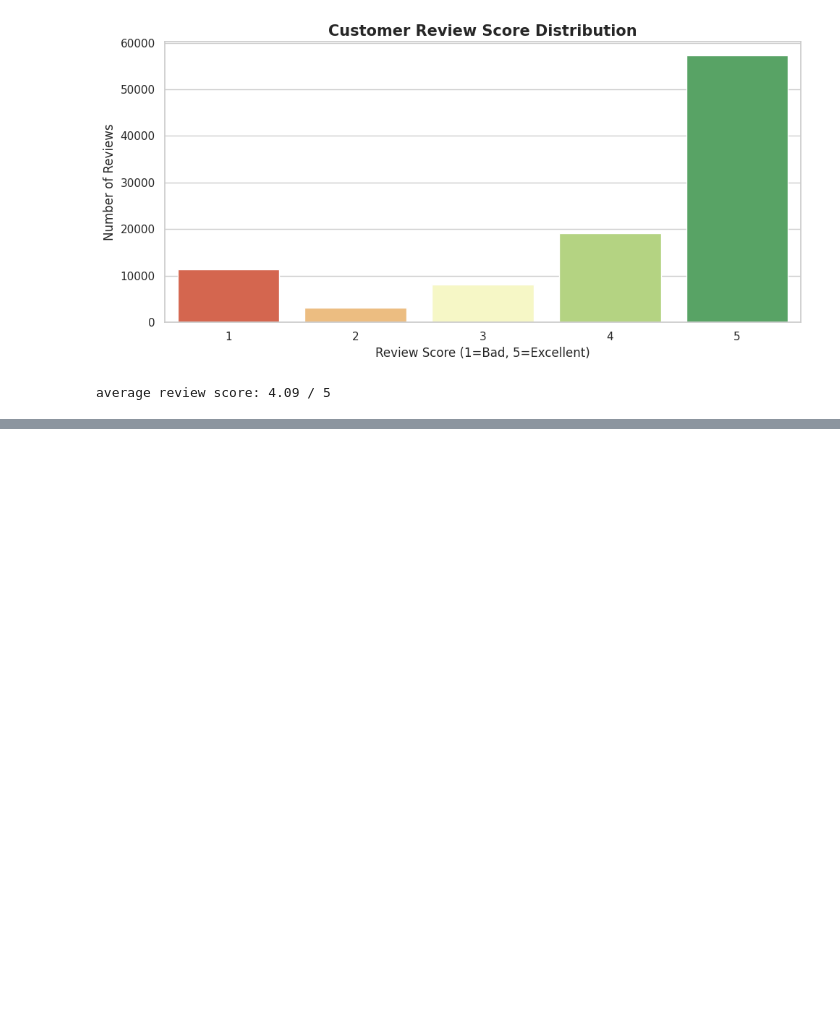
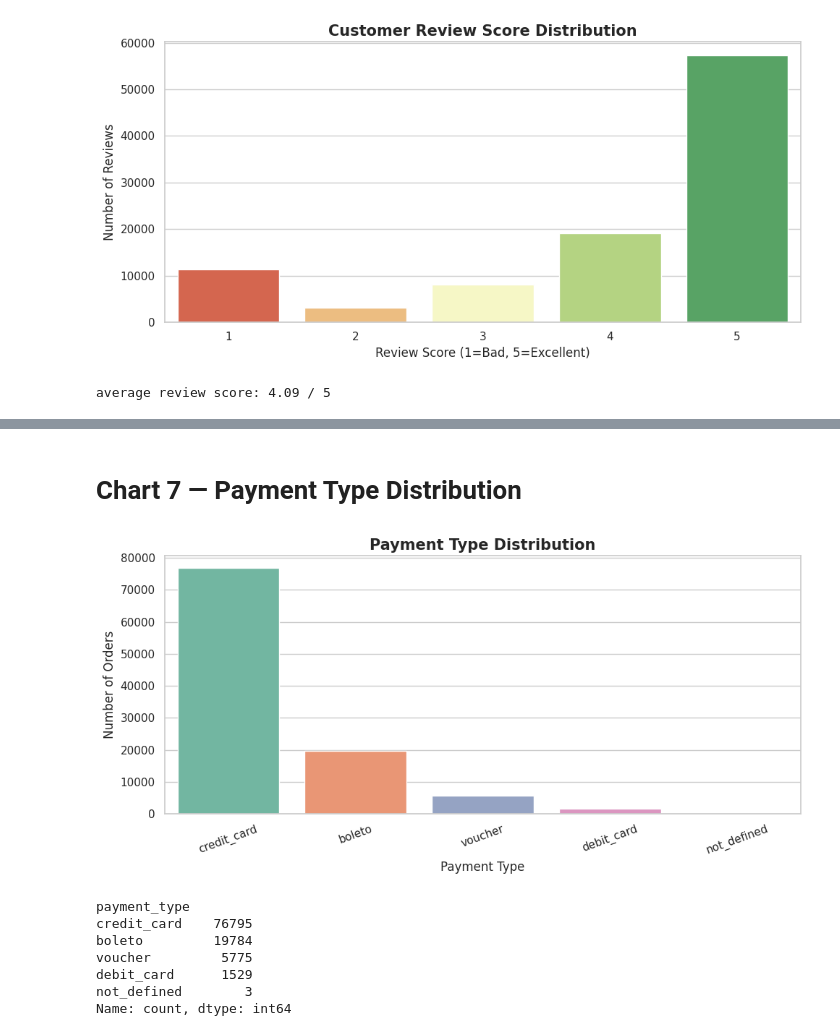
Before and after one commit to AiWriter404/olist-ecommerce-data-analysis, a Jupyter notebook: olist-ecommerce-data-analysis.ipynb, the cells around one changed output, grey strips where cells are left out. Saved outputs shown, nothing was run; the diff lists cells and outputs as text; code cells hidden in the pictures; blank space fills up the shorter version.

```diff
--- a/olist-ecommerce-data-analysis.ipynb
+++ b/olist-ecommerce-data-analysis.ipynb
@@ -840,0 +903,33 @@ average review score: 4.09 / 5
+# %% [markdown]
+# **Chart 7 — Payment Type Distribution**
+# %%
+
+# Payment Type Distribution
+
+
+payment_counts = payments['payment_type'].value_counts()
+
+plt.figure(figsize=(10, 5))
+
+sns.barplot(x=payment_counts.index,
+            y=payment_counts.values,
+            palette='Set2')
+
+plt.title('Payment Type Distribution',
+          fontsize=15, fontweight='bold')
+plt.xlabel('Payment Type')
+plt.ylabel('Number of Orders')
+plt.xticks(rotation=20)
+plt.tight_layout()
+plt.show()
+
+print(payment_counts)
+# %% [output]
+[figure, added]
+payment_type
+credit_card    76795
+boleto         19784
+voucher         5775
+debit_card      1529
+not_defined        3
+Name: count, dtype: int64
```
Also changed, not shown: parts of 5 cells of this notebook.
